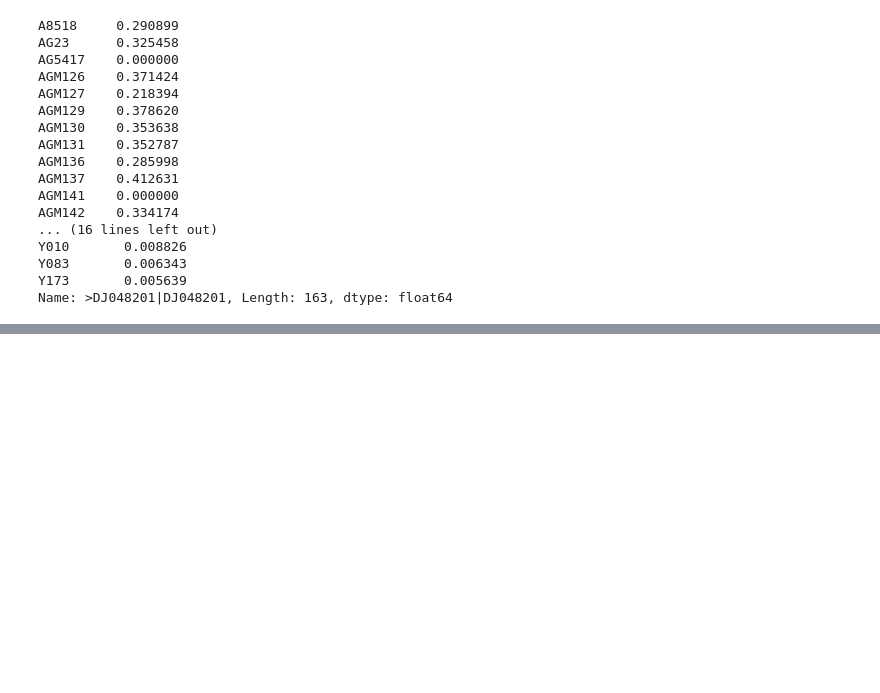
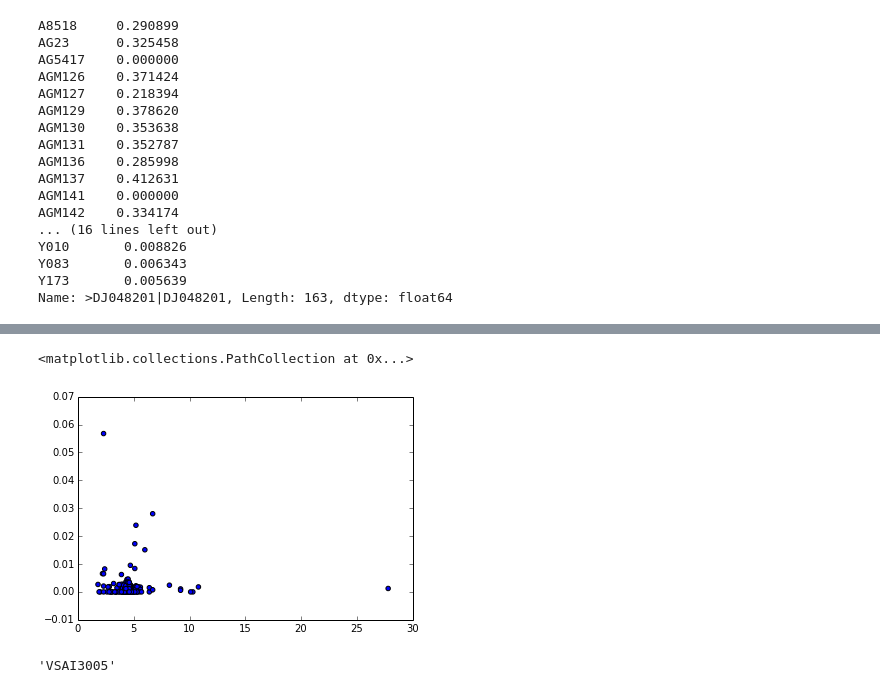
Before and after one commit to peterdfields/hs_vervet, a Jupyter notebook: notebooks/20141018_map_to_siv.ipynb, the cells around one changed output, grey strips where cells are left out. Cells and saved outputs as stored; diff of their text form; code cells hidden in the pictures; blank space fills up the shorter version.

```diff
--- a/notebooks/20141018_map_to_siv.ipynb
+++ b/notebooks/20141018_map_to_siv.ipynb
@@ -250,0 +332,2 @@ Name: >DJ048201|DJ048201, Length: 163, dtype: float64
+# %%
+siv_cov = pd.read_csv(eu("~/vervet_project/analyses/20141017_align_mito_siv/_data/siv_coverage.tsv"),sep="\t",index_col=[0,1],names=ucla_ids)
@@ -250,0 +358,9 @@ Name: >DJ048201|DJ048201, Length: 163, dtype: float64
+# %%
+plt.scatter(loc_mt["coverage"],mean_cov)
+# %% [output]
+<matplotlib.collections.PathCollection at 0x...>
+[figure, added]
+# %%
+mean_cov.argmax()
+# %% [output]
+'VSAI3005'
```
Also changed, not shown: parts of 26 cells of this notebook, 16 other files.
